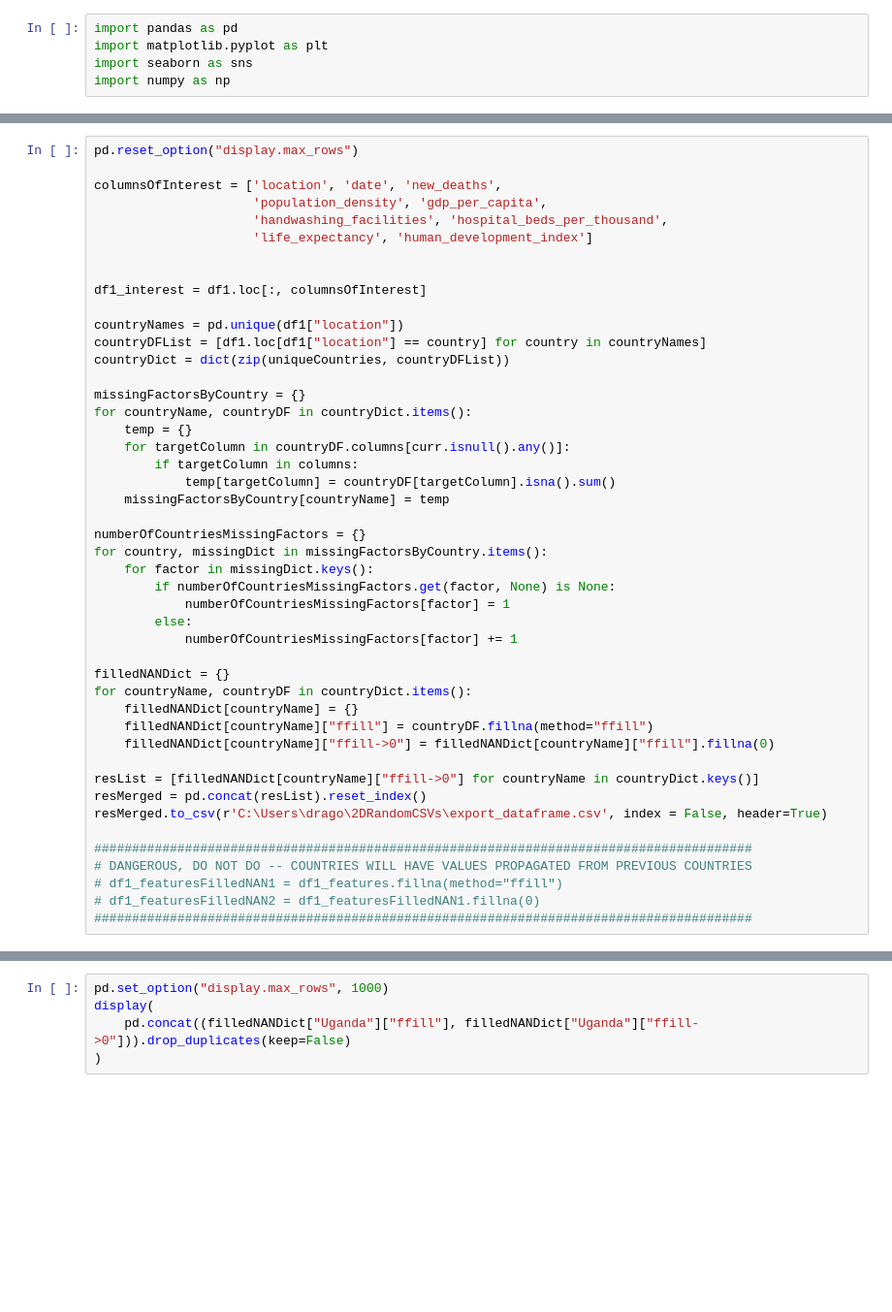
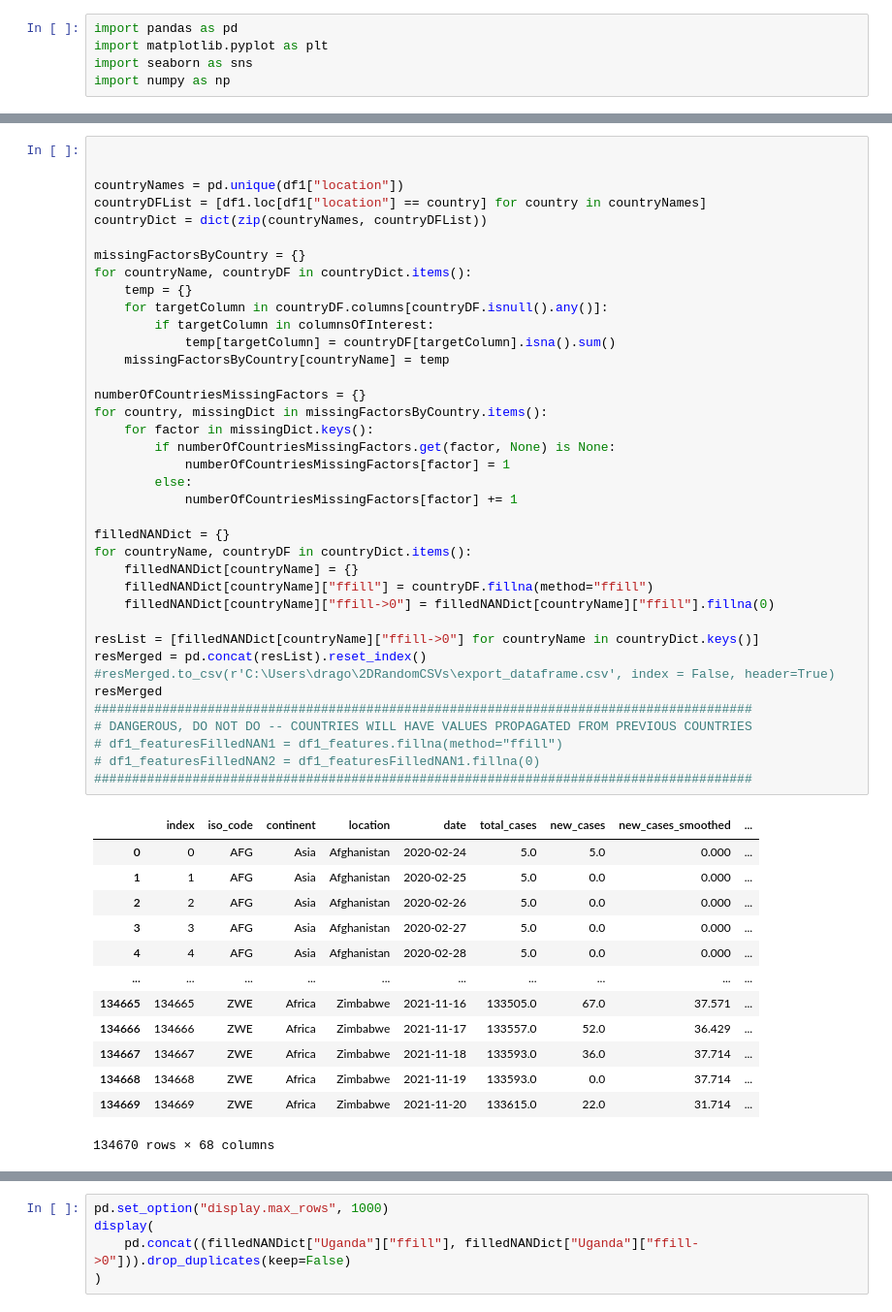
Before and after one commit to YongZhengYew/DDW_Project2D, a Jupyter notebook: app/Task1/data/owid.ipynb, the cells around one changed output, grey strips where cells are left out. Shown: that part at 97% size. Cells and saved outputs as stored; diff of their text form; blank space fills up the shorter version.

```diff
--- a/app/Task1/data/owid.ipynb
+++ b/app/Task1/data/owid.ipynb
@@ -12,46 +94,52 @@ print(df1.columns)
 # %%
-pd.reset_option("display.max_rows")
 
-columnsOfInterest = ['location', 'date', 'new_deaths',
-                     'population_density', 'gdp_per_capita',
-                     'handwashing_facilities', 'hospital_beds_per_thousand',
-                     'life_expectancy', 'human_development_index']
-
-
-df1_interest = df1.loc[:, columnsOfInterest]
 
 countryNames = pd.unique(df1["location"])
 countryDFList = [df1.loc[df1["location"] == country] for country in countryNames]
-countryDict = dict(zip(uniqueCountries, countryDFList))
+countryDict = dict(zip(countryNames, countryDFList))
 
 missingFactorsByCountry = {}
 for countryName, countryDF in countryDict.items():
     temp = {}
-    for targetColumn in countryDF.columns[curr.isnull().any()]:
-        if targetColumn in columns:
+    for targetColumn in countryDF.columns[countryDF.isnull().any()]:
+        if targetColumn in columnsOfInterest:
             temp[targetColumn] = countryDF[targetColumn].isna().sum()
     missingFactorsByCountry[countryName] = temp
 
 numberOfCountriesMissingFactors = {}
 for country, missingDict in missingFactorsByCountry.items():
     for factor in missingDict.keys():
         if numberOfCountriesMissingFactors.get(factor, None) is None:
             numberOfCountriesMissingFactors[factor] = 1
         else:
             numberOfCountriesMissingFactors[factor] += 1
 
 filledNANDict = {}
 for countryName, countryDF in countryDict.items():
     filledNANDict[countryName] = {}
     filledNANDict[countryName]["ffill"] = countryDF.fillna(method="ffill")
     filledNANDict[countryName]["ffill->0"] = filledNANDict[countryName]["ffill"].fillna(0)
 
 resList = [filledNANDict[countryName]["ffill->0"] for countryName in countryDict.keys()]
 resMerged = pd.concat(resList).reset_index()
-resMerged.to_csv(r'C:\Users\drago\2DRandomCSVs\export_dataframe.csv', index = False, header=True)
-
+#resMerged.to_csv(r'C:\Users\drago\2DRandomCSVs\export_dataframe.csv', index = False, header=True)
+resMerged
 #######################################################################################
 # DANGEROUS, DO NOT DO -- COUNTRIES WILL HAVE VALUES PROPAGATED FROM PREVIOUS COUNTRIES
 # df1_featuresFilledNAN1 = df1_features.fillna(method="ffill")
 # df1_featuresFilledNAN2 = df1_featuresFilledNAN1.fillna(0)
 #######################################################################################
+# %% [output]
+|  | index | iso_code | continent | location | date | total_cases | new_cases | new_cases_smoothed | ... |
+| 0 | 0 | AFG | Asia | Afghanistan | 2020-02-24 | 5.0 | 5.0 | 0.000 | ... |
+| 1 | 1 | AFG | Asia | Afghanistan | 2020-02-25 | 5.0 | 0.0 | 0.000 | ... |
+| 2 | 2 | AFG | Asia | Afghanistan | 2020-02-26 | 5.0 | 0.0 | 0.000 | ... |
+| 3 | 3 | AFG | Asia | Afghanistan | 2020-02-27 | 5.0 | 0.0 | 0.000 | ... |
+| 4 | 4 | AFG | Asia | Afghanistan | 2020-02-28 | 5.0 | 0.0 | 0.000 | ... |
+| ... | ... | ... | ... | ... | ... | ... | ... | ... | ... |
+| 134665 | 134665 | ZWE | Africa | Zimbabwe | 2021-11-16 | 133505.0 | 67.0 | 37.571 | ... |
+| 134666 | 134666 | ZWE | Africa | Zimbabwe | 2021-11-17 | 133557.0 | 52.0 | 36.429 | ... |
+| 134667 | 134667 | ZWE | Africa | Zimbabwe | 2021-11-18 | 133593.0 | 36.0 | 37.714 | ... |
+| 134668 | 134668 | ZWE | Africa | Zimbabwe | 2021-11-19 | 133593.0 | 0.0 | 37.714 | ... |
+| 134669 | 134669 | ZWE | Africa | Zimbabwe | 2021-11-20 | 133615.0 | 22.0 | 31.714 | ... |
+134670 rows × 68 columns
```
Also changed, not shown: parts of 5 cells of this notebook, 2 other files.
